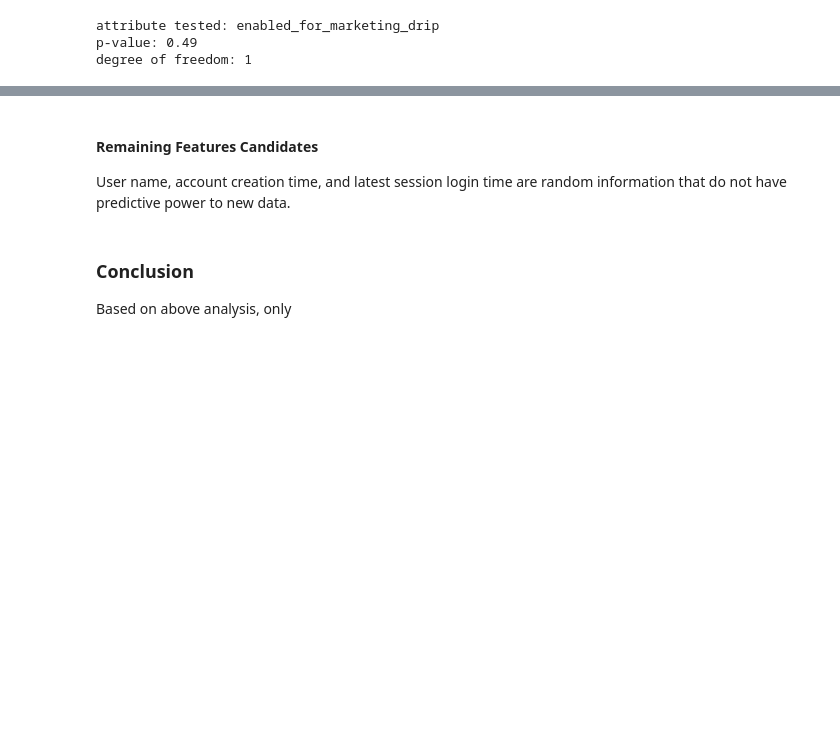
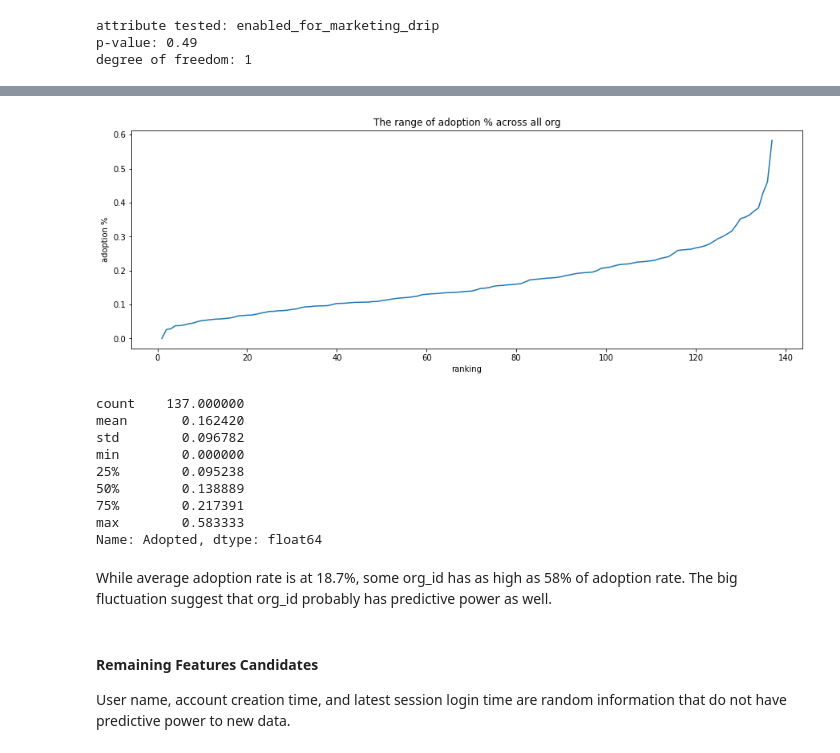
Before and after one commit to sittingman/takehome_proj, a Jupyter notebook: relax_challenge/relax_challenge.ipynb, the cells around one changed output, grey strips where cells are left out. Cells and saved outputs as stored; diff of their text form; code cells hidden in the pictures; blank space fills up the shorter version.

```diff
--- a/relax_challenge/relax_challenge.ipynb
+++ b/relax_challenge/relax_challenge.ipynb
@@ -244,0 +240,5 @@ We would lean on concluding that **Org_id** and **invited_by_user_id** are weak
+# %%
+org_id = form_crosstab(user_engage, 'org_id')
+org_id.columns = ['Not Adopt', 'Adopted']
+# %%
+org_id = org_id.sort_values(by='Adopted')
@@ -245,8 +255,25 @@ We would lean on concluding that **Org_id** and **invited_by_user_id** are weak
+# %%
+plt.figure(figsize=(15,5))
+plt.plot(org_id_clean['rank'], org_id_clean['Adopted'])
+plt.ylabel('adoption %')
+plt.xlabel('ranking')
+plt.title('The range of adoption % across all org')
+plt.show()
+org_id_clean['Adopted'].describe()
+# %% [output]
+[figure, added]
+count    137.000000
+mean       0.162420
+std        0.096782
+min        0.000000
+25%        0.095238
+50%        0.138889
+75%        0.217391
+max        0.583333
+Name: Adopted, dtype: float64
+# %% [markdown]
+While average adoption rate is at 18.7%, some org_id has as high as 58% of adoption rate. The big fluctuation suggest that org_id probably has predictive power as well.
 # %% [markdown]
 #### Remaining Features Candidates
 
 User name, account creation time, and latest session login time are random information that do not have predictive power to new data.
-# %% [markdown]
-### Conclusion
-
-Based on above analysis, only
```
Also changed, not shown: parts of 21 cells of this notebook, 1 other file.
